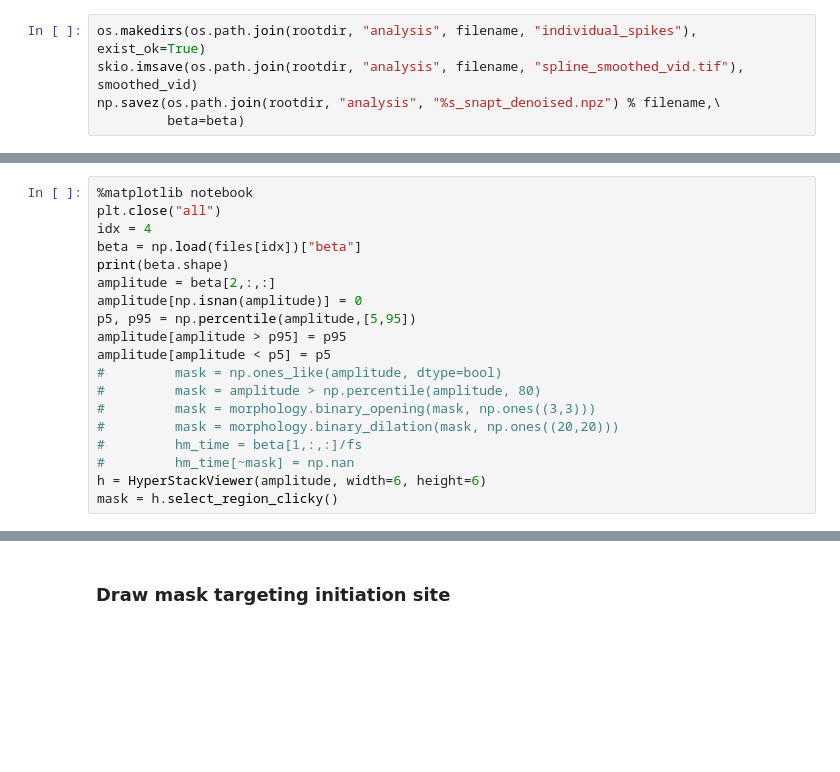
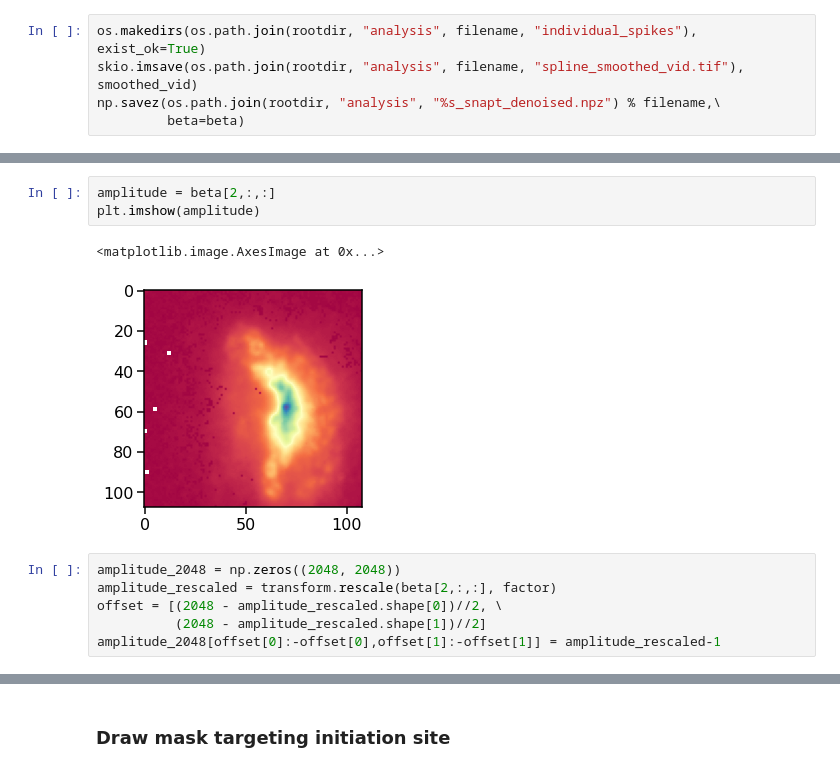
Before and after one commit to adamcohenlab/Jia2023FirstHeartbeat, a Jupyter notebook: offline_initiation_locus_identification.ipynb, the cells around one changed output, grey strips where cells are left out. Saved outputs shown, nothing was run; the diff lists cells and outputs as text; blank space fills up the shorter version.

```diff
--- a/offline_initiation_locus_identification.ipynb
+++ b/offline_initiation_locus_identification.ipynb
@@ -200,19 +201,0 @@ plt.colorbar(im, ax=ax1)
-# %%
-%matplotlib notebook
-plt.close("all")
-idx = 4
-beta = np.load(files[idx])["beta"]
-print(beta.shape)
-amplitude = beta[2,:,:]
-amplitude[np.isnan(amplitude)] = 0
-p5, p95 = np.percentile(amplitude,[5,95])
-amplitude[amplitude > p95] = p95
-amplitude[amplitude < p5] = p5
-#         mask = np.ones_like(amplitude, dtype=bool)
-#         mask = amplitude > np.percentile(amplitude, 80)
-#         mask = morphology.binary_opening(mask, np.ones((3,3)))
-#         mask = morphology.binary_dilation(mask, np.ones((20,20)))
-#         hm_time = beta[1,:,:]/fs
-#         hm_time[~mask] = np.nan
-h = HyperStackViewer(amplitude, width=6, height=6)
-mask = h.select_region_clicky()
@@ -258,0 +202,12 @@ axes[1].plot(min_index[1], min_index[0], "wx")
+# %%
+amplitude = beta[2,:,:]
+plt.imshow(amplitude)
+# %% [output]
+<matplotlib.image.AxesImage at 0x...>
+[figure, added]
+# %%
+amplitude_2048 = np.zeros((2048, 2048))
+amplitude_rescaled = transform.rescale(beta[2,:,:], factor)
+offset = [(2048 - amplitude_rescaled.shape[0])//2, \
+          (2048 - amplitude_rescaled.shape[1])//2]
+amplitude_2048[offset[0]:-offset[0],offset[1]:-offset[1]] = amplitude_rescaled-1
```
Also changed, not shown: parts of 23 cells of this notebook.
